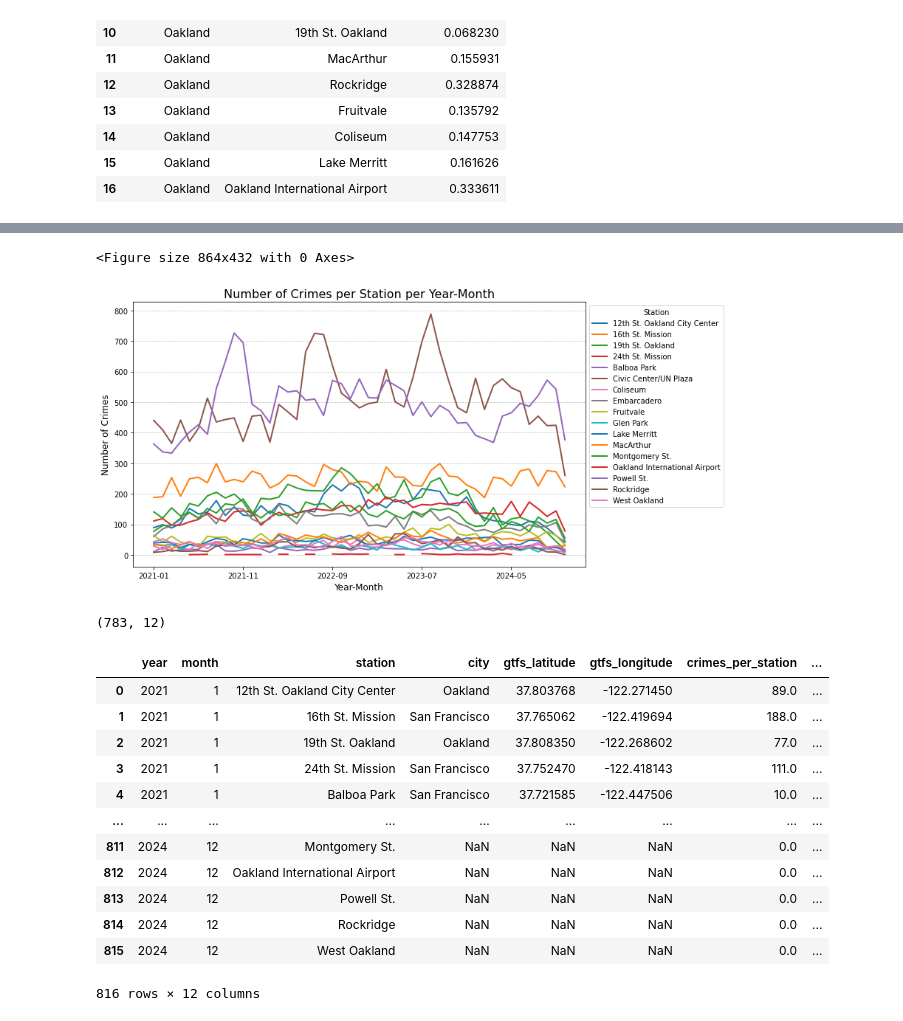
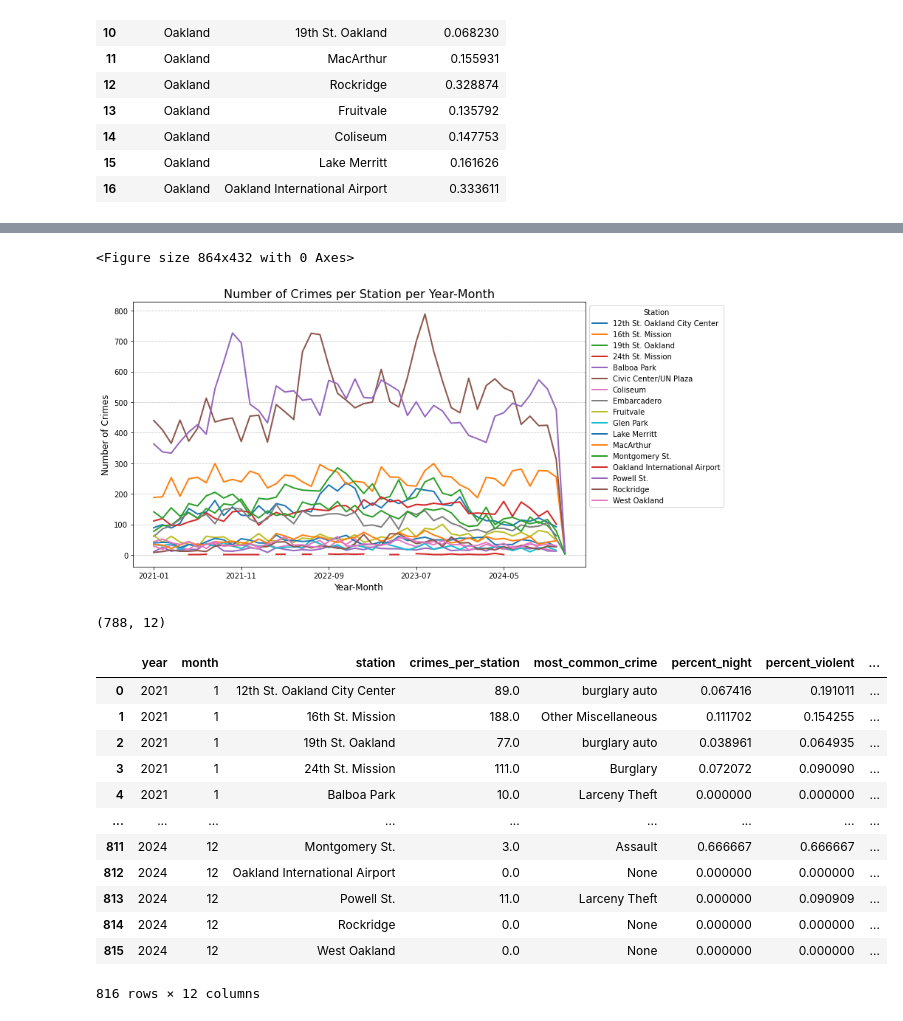
Before and after one commit to dysonkona/STA-141B-Final-Project, a Jupyter notebook: finalproj.ipynb, the cells around one changed output, grey strips where cells are left out. Saved outputs shown, nothing was run; the diff lists cells and outputs as text; code cells hidden in the pictures.

```diff
--- a/finalproj.ipynb
+++ b/finalproj.ipynb
@@ -38,14 +59,14 @@ key = '523e7ewewudxb1frvbmdftwdt'
 importlib.reload(processing)
 importlib.reload(util)
 queriesSF = [
-            ['SF', dct['San Francisco']['Balboa Park'], 0.25, 2021, 10, 0],
-             ['SF', dct['San Francisco']['Embarcadero'], 0.25, 2021, 10, 0],
-             ['SF', dct['San Francisco']['Glen Park'], 0.25, 2021, 10, 0],
-            ['SF', dct['San Francisco']['Civic Center/UN Plaza'], 0.25, 2021, 10, 0],
-            ['SF', dct['San Francisco']['24th St. Mission'], 0.25, 2021, 10, 0],
-            ['SF', dct['San Francisco']['Montgomery St.'], 0.25, 2021, 10, 0],
-            ['SF', dct['San Francisco']['16th St. Mission'], 0.25, 2021, 10, 0],
-            ['SF', dct['San Francisco']['Powell St.'], 0.25, 2021, 10, 0]]
+            ['SF', dct['San Francisco']['Balboa Park'], 0.25, 2021, 1000, 0],
+             ['SF', dct['San Francisco']['Embarcadero'], 0.25, 2021, 1000, 0],
+             ['SF', dct['San Francisco']['Glen Park'], 0.25, 2021, 1000, 0],
+            ['SF', dct['San Francisco']['Civic Center/UN Plaza'], 0.25, 2021, 1000, 0],
+            ['SF', dct['San Francisco']['24th St. Mission'], 0.25, 2021, 1000, 0],
+            ['SF', dct['San Francisco']['Montgomery St.'], 0.25, 2021, 1000, 0],
+            ['SF', dct['San Francisco']['16th St. Mission'], 0.25, 2021, 1000, 0],
+            ['SF', dct['San Francisco']['Powell St.'], 0.25, 2021, 1000, 0]]
 
 metaSF = [
     [['incident_category', "SF"],
@@ -506,50 +532,60 @@ plt.tight_layout()
 plt.show()
 # %% [output]
 <Figure size 864x432 with 0 Axes>
-[figure, old version]
+[figure, new version]
 # %%
 merged = pd.merge(stationInfo, result, on="station")
 merged.shape
 # %% [output]
-(783, 12)
+(788, 12)
 # %%
 # Generate full combinations of years, months, and stations
 years = merged["year"].unique()
 months = range(1, 13)  # 12 months
 stations = merged["station"].unique()
 all_combinations = pd.DataFrame(list(itertools.product(years, months, stations)), columns=["year", "month", "station"])
 
+station_info = merged.drop_duplicates(subset=["station"])[["station", "city", "gtfs_latitude", "gtfs_longitude"]]
+all_combinations = all_combinations.merge(station_info, on="station", how="left")
+
 # Merge with the original DataFrame
 geoCrimeFrame = all_combinations.merge(merged, on=["year", "month", "station"], how="left")
+
+geoCrimeFrame["city"] = geoCrimeFrame["city_x"].combine_first(geoCrimeFrame["city_y"])
+geoCrimeFrame["gtfs_latitude"] = geoCrimeFrame["gtfs_latitude_x"].combine_first(geoCrimeFrame["gtfs_latitude_y"])
+geoCrimeFrame["gtfs_longitude"] = geoCrimeFrame["gtfs_longitude_x"].combine_first(geoCrimeFrame["gtfs_longitude_y"])
+
+# Drop the now-redundant columns
+geoCrimeFrame.drop(columns=["city_x", "city_y", "gtfs_latitude_x", "gtfs_latitude_y", "gtfs_longitude_x", "gtfs_longitude_y"], inplace=True)
 
 # Fill missing values
 geoCrimeFrame["crimes_per_station"].fillna(0, inplace=True)
 geoCrimeFrame["most_common_crime"].fillna("None", inplace=True)  # No crime reported
 geoCrimeFrame["percent_night"].fillna(0, inplace=True)
 geoCrimeFrame["percent_violent"].fillna(0, inplace=True)
 geoCrimeFrame["avg_distance"].fillna(0, inplace=True)
 
 # Recreate 'year_month' column
 geoCrimeFrame["year_month"] = geoCrimeFrame["year"].astype(str) + "-" + geoCrimeFrame["month"].astype(str).str.zfill(2)
 
 # Sort the DataFrame by year, month, and station
 geoCrimeFrame.sort_values(by=["year", "month", "station"], inplace=True)
 
 # Reset index
 geoCrimeFrame.reset_index(drop=True, inplace=True)
 
 display(geoCrimeFrame)
 # %% [output]
-|  | year | month | station | city | gtfs_latitude | gtfs_longitude | crimes_per_station | ... |
-| 0 | 2021 | 1 | 12th St. Oakland City Center | Oakland | 37.803768 | -122.271450 | 89.0 | ... |
-| 1 | 2021 | 1 | 16th St. Mission | San Francisco | 37.765062 | -122.419694 | 188.0 | ... |
-| 2 | 2021 | 1 | 19th St. Oakland | Oakland | 37.808350 | -122.268602 | 77.0 | ... |
-| 3 | 2021 | 1 | 24th St. Mission | San Francisco | 37.752470 | -122.418143 | 111.0 | ... |
-| 4 | 2021 | 1 | Balboa Park | San Francisco | 37.721585 | -122.447506 | 10.0 | ... |
+|  | year | month | station | crimes_per_station | most_common_crime | percent_night | percent_violent | ... |
+| 0 | 2021 | 1 | 12th St. Oakland City Center | 89.0 | burglary auto | 0.067416 | 0.191011 | ... |
+| 1 | 2021 | 1 | 16th St. Mission | 188.0 | Other Miscellaneous | 0.111702 | 0.154255 | ... |
+| 2 | 2021 | 1 | 19th St. Oakland | 77.0 | burglary auto | 0.038961 | 0.064935 | ... |
+| 3 | 2021 | 1 | 24th St. Mission | 111.0 | Burglary | 0.072072 | 0.090090 | ... |
+| 4 | 2021 | 1 | Balboa Park | 10.0 | Larceny Theft | 0.000000 | 0.000000 | ... |
 | ... | ... | ... | ... | ... | ... | ... | ... | ... |
-| 811 | 2024 | 12 | Montgomery St. | NaN | NaN | NaN | 0.0 | ... |
-| 812 | 2024 | 12 | Oakland International Airport | NaN | NaN | NaN | 0.0 | ... |
-| 813 | 2024 | 12 | Powell St. | NaN | NaN | NaN | 0.0 | ... |
-| 814 | 2024 | 12 | Rockridge | NaN | NaN | NaN | 0.0 | ... |
-| 815 | 2024 | 12 | West Oakland | NaN | NaN | NaN | 0.0 | ... |
+| 811 | 2024 | 12 | Montgomery St. | 3.0 | Assault | 0.666667 | 0.666667 | ... |
+| 812 | 2024 | 12 | Oakland International Airport | 0.0 | None | 0.000000 | 0.000000 | ... |
+| 813 | 2024 | 12 | Powell St. | 11.0 | Larceny Theft | 0.000000 | 0.090909 | ... |
+| 814 | 2024 | 12 | Rockridge | 0.0 | None | 0.000000 | 0.000000 | ... |
+| 815 | 2024 | 12 | West Oakland | 0.0 | None | 0.000000 | 0.000000 | ... |
 816 rows × 12 columns
```
Also changed, not shown: parts of 10 cells of this notebook, 1 other file.
